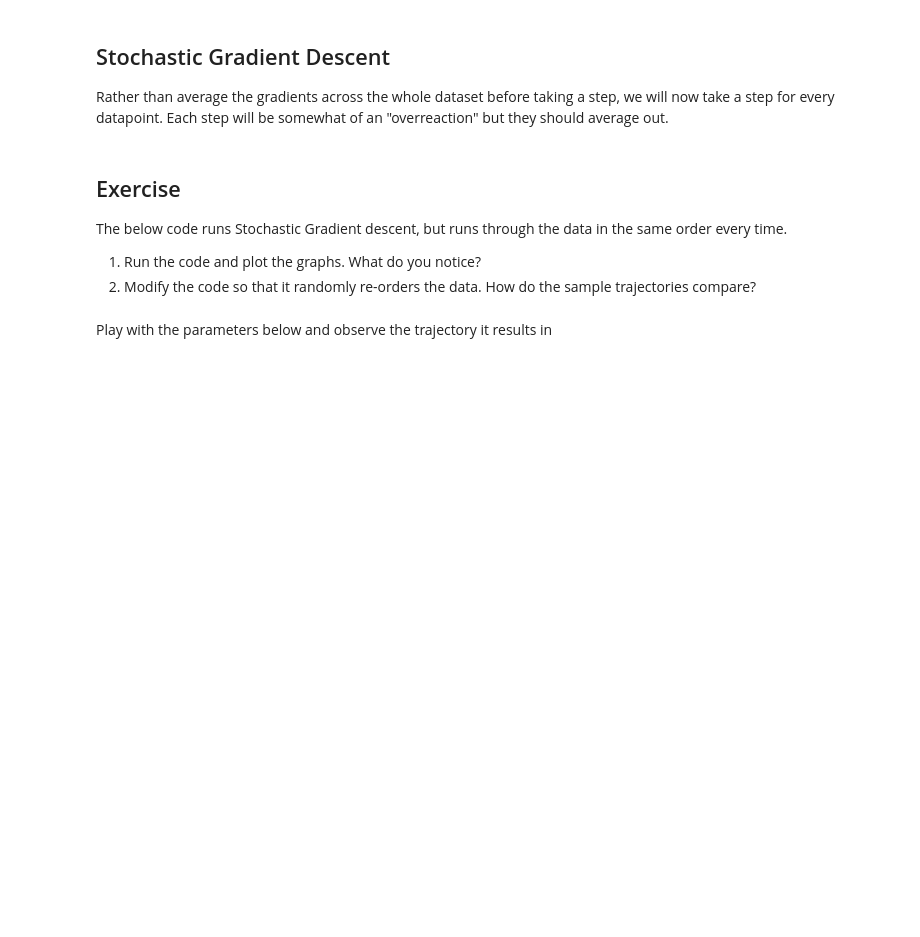
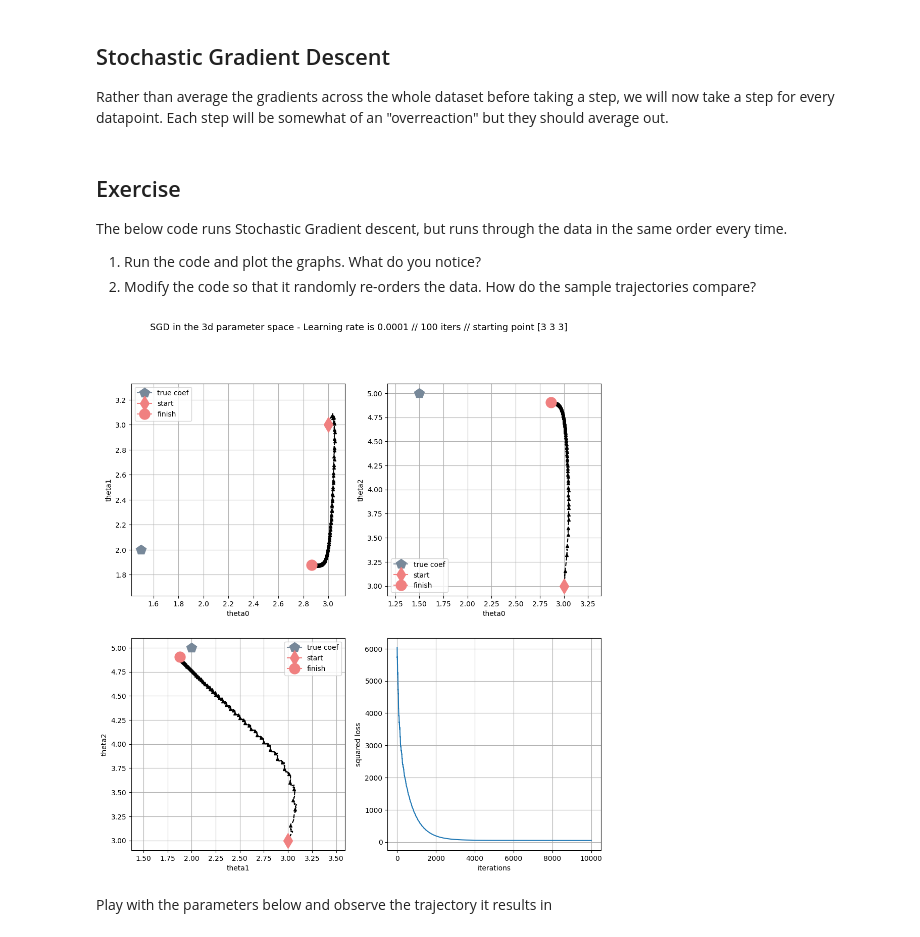
Before and after one commit to choojun/ml, a Jupyter notebook: P03 Gradient Descent Linear Regression.ipynb, the cells around one changed output. Cells and saved outputs as stored; diff of their text form; code cells hidden in the pictures; blank space fills up the shorter version.

```diff
--- a/P03 Gradient Descent Linear Regression.ipynb
+++ b/P03 Gradient Descent Linear Regression.ipynb
@@ -233,26 +156,9 @@ def gradient_descent(learning_rate, num_iter, theta_initial):
 # %%
-true_coef = [b, theta_1, theta_2]
-
-def plot_ij(theta_path, i, j, ax):
-    ax.plot(true_coef[i], true_coef[j],
-            marker='p', markersize=15, label='true coef', color='#778899')
-    ax.plot(theta_path[:, i],theta_path[:, j],
-            color='k', linestyle='--', marker='^', markersize=5, markevery=50)
-    ax.plot(theta_path[0, i], theta_path[0, j], marker='d', markersize=15, label='start', color='#F08080')
-    ax.plot(theta_path[-1, i], theta_path[-1, j], marker='o', markersize=15, label='finish', color='#F08080')
-    ax.set(
-        xlabel='theta'+str(i),
-        ylabel='theta'+str(j))
-    ax.axis('equal')
-    ax.grid(True)
-    ax.legend(loc='best')
-
-
 def plot_all(theta_path, loss_vec, learning_rate, num_iter, theta_initial, gdtype='Gradient Descent'):
-    fig = plt.figure(figsize=(16, 16))
+    fig = plt.figure(figsize=(12, 12))
     title = '{gdtype} in the 3d parameter space - Learning rate is {lr} // {iters} iters // starting point {initial}'
     title = title.format(gdtype=gdtype, lr=learning_rate, iters=num_iter, initial=theta_initial)
-    fig.suptitle(title, fontsize=20)
+    fig.suptitle(title, fontsize=13)
     ax = fig.add_subplot(2, 2, 1)
     plot_ij(theta_path, 0, 1, ax)
     ax = fig.add_subplot(2, 2, 2)
@@ -263,7 +169,3 @@ def plot_all(theta_path, loss_vec, learning_rate, num_iter, theta_initial, gdtyp
     ax.plot(loss_vec)
     ax.set(xlabel='iterations', ylabel='squared loss')
     ax.grid(True)
-
-
-theta_path, loss_vec = gradient_descent(learning_rate, num_iter, theta_initial)
-plot_all(theta_path, loss_vec, learning_rate, num_iter, theta_initial)
@@ -314,3 +208,8 @@ theta_initial = np.array([3, 3, 3])
+# %%
+theta_path, loss_vec = stochastic_gradient_descent(learning_rate, num_iter, theta_initial)
+plot_all(theta_path, loss_vec, learning_rate, num_iter, theta_initial, 'SGD')
+# %% [output]
+[figure, added]
 # %% [markdown]
 Play with the parameters below and observe the trajectory it results in
 # %%
```
Also changed, not shown: parts of 30 cells of this notebook.
